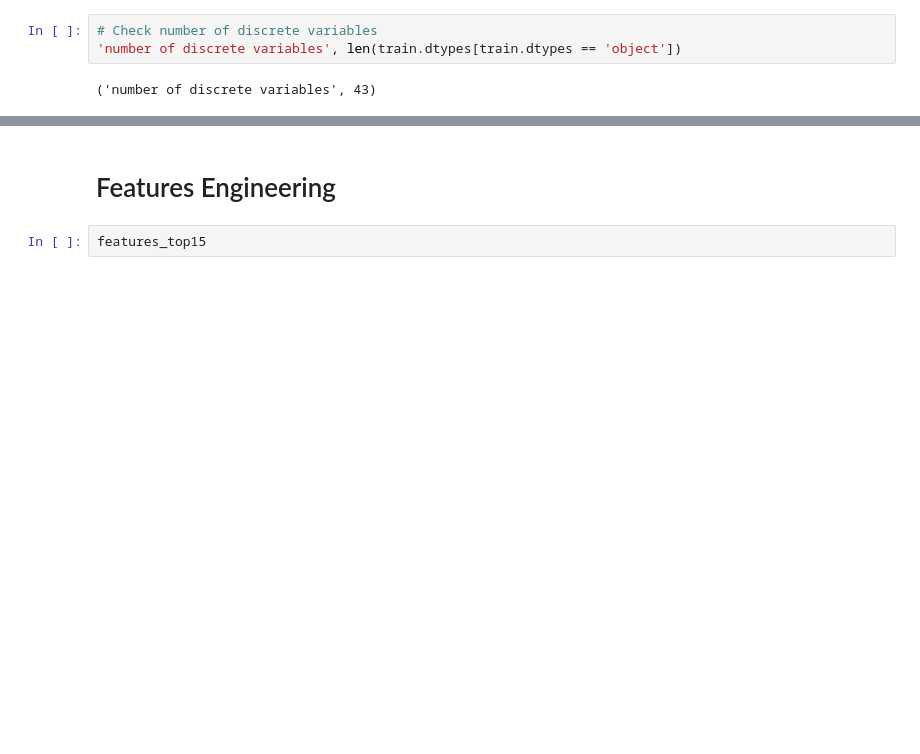
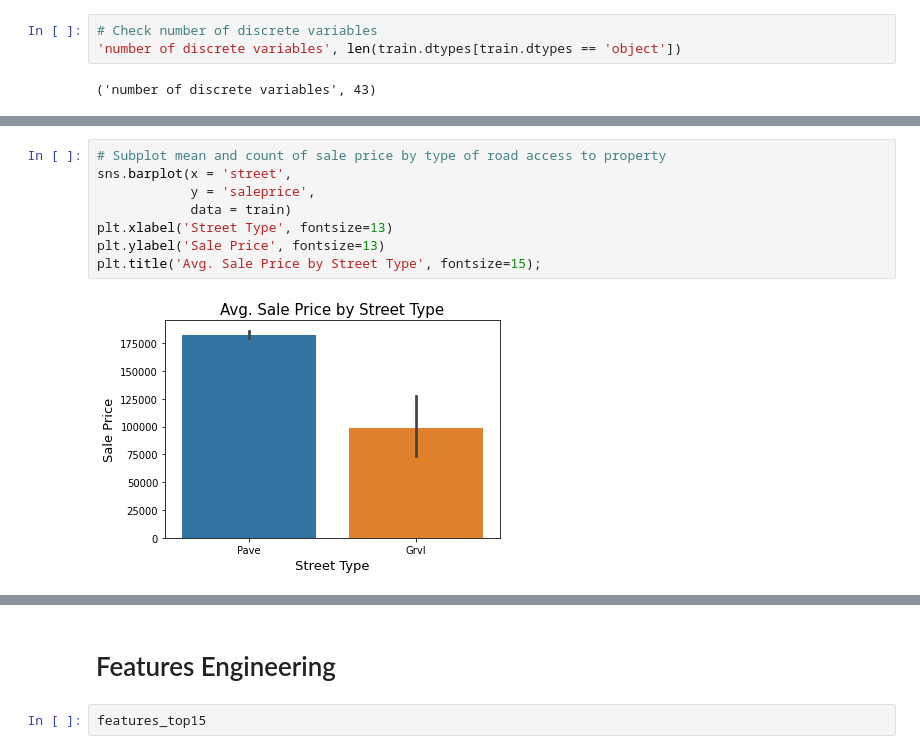
Before and after one commit to Chalermchon1993/DSI_Project_2_Regression_Ames_House_Price_Prediction, a Jupyter notebook: sample_code.ipynb, the cells around one changed output, grey strips where cells are left out. Cells and saved outputs as stored; diff of their text form; blank space fills up the shorter version.

```diff
--- a/sample_code.ipynb
+++ b/sample_code.ipynb
@@ -328,0 +357,10 @@ Name: saleprice, dtype: float64
+# %%
+# Subplot mean and count of sale price by type of road access to property
+sns.barplot(x = 'street',
+            y = 'saleprice',
+            data = train)
+plt.xlabel('Street Type', fontsize=13)
+plt.ylabel('Sale Price', fontsize=13)
+plt.title('Avg. Sale Price by Street Type', fontsize=15);
+# %% [output]
+[figure, added]
```
Also changed, not shown: parts of 35 cells of this notebook.
